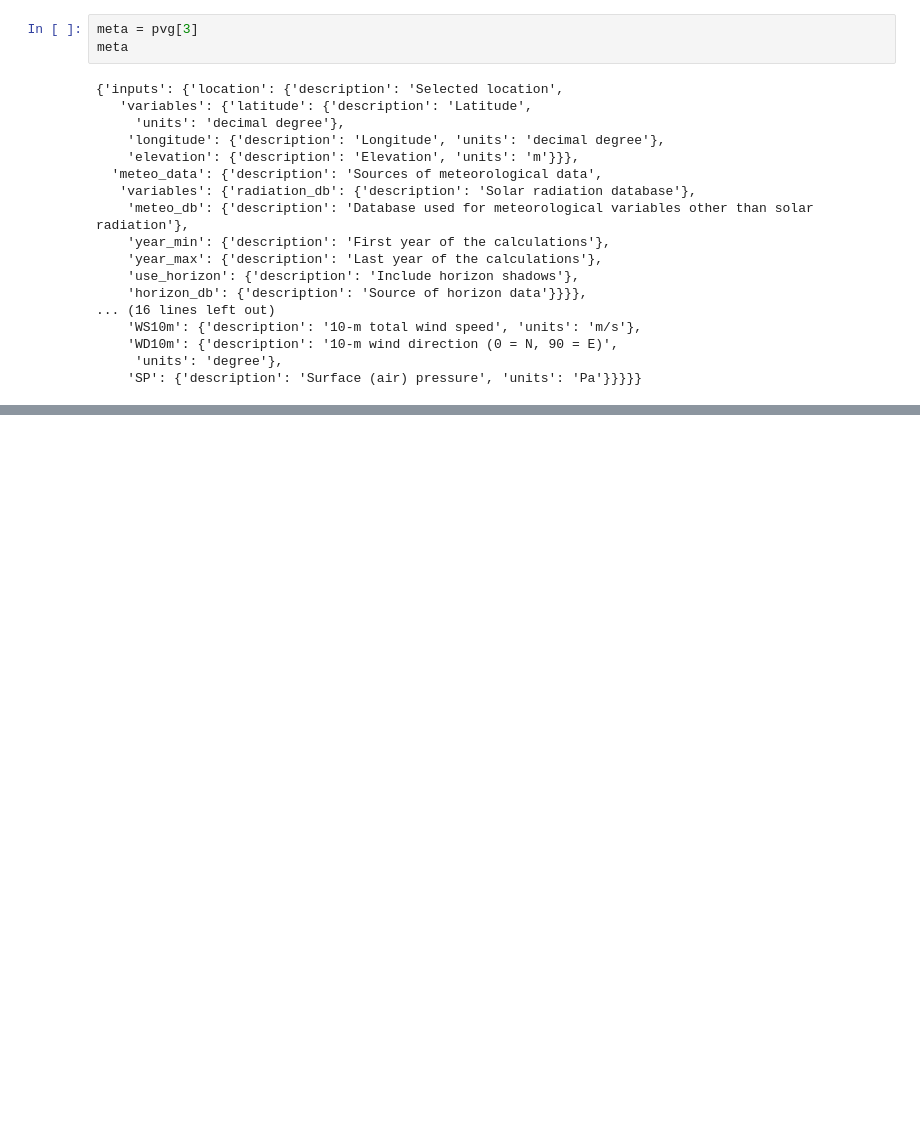
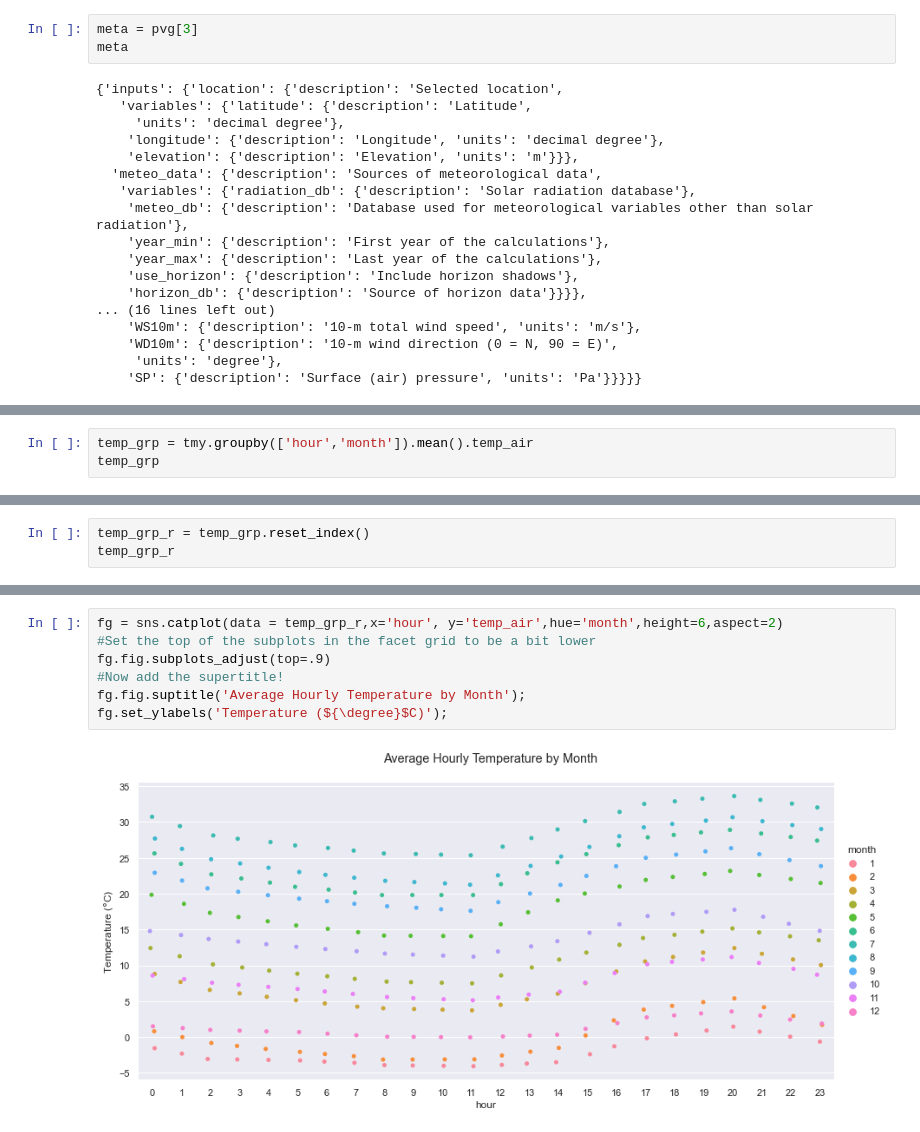
Before and after one commit to Cayt-Schlichting/solar-performance-modeling, a Jupyter notebook: Typical_Meteorological_Year.ipynb, the cells around one changed output, grey strips where cells are left out. Saved outputs shown, nothing was run; the diff lists cells and outputs as text; blank space fills up the shorter version.

```diff
--- a/Typical_Meteorological_Year.ipynb
+++ b/Typical_Meteorological_Year.ipynb
@@ -130,0 +183,3 @@ meta
+# %%
+temp_grp = tmy.groupby(['hour','month']).mean().temp_air
+temp_grp
@@ -130,0 +200,3 @@ meta
+# %%
+temp_grp_r = temp_grp.reset_index()
+temp_grp_r
@@ -130,0 +237,9 @@ meta
+# %%
+fg = sns.catplot(data = temp_grp_r,x='hour', y='temp_air',hue='month',height=6,aspect=2)
+#Set the top of the subplots in the facet grid to be a bit lower
+fg.fig.subplots_adjust(top=.9)
+#Now add the supertitle!
+fg.fig.suptitle('Average Hourly Temperature by Month');
+fg.set_ylabels('Temperature (${\degree}$C)');
+# %% [output]
+[figure, added]
```
Also changed, not shown: parts of 31 cells of this notebook.
